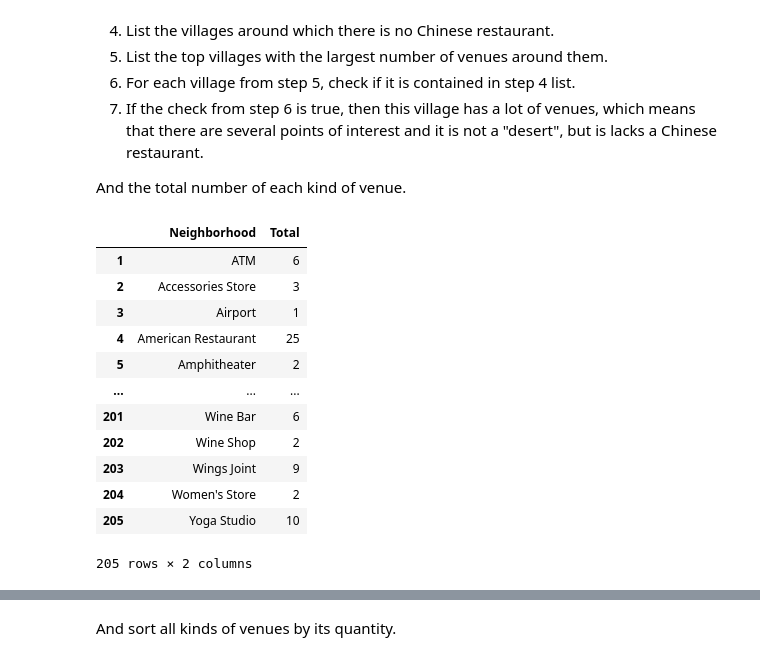
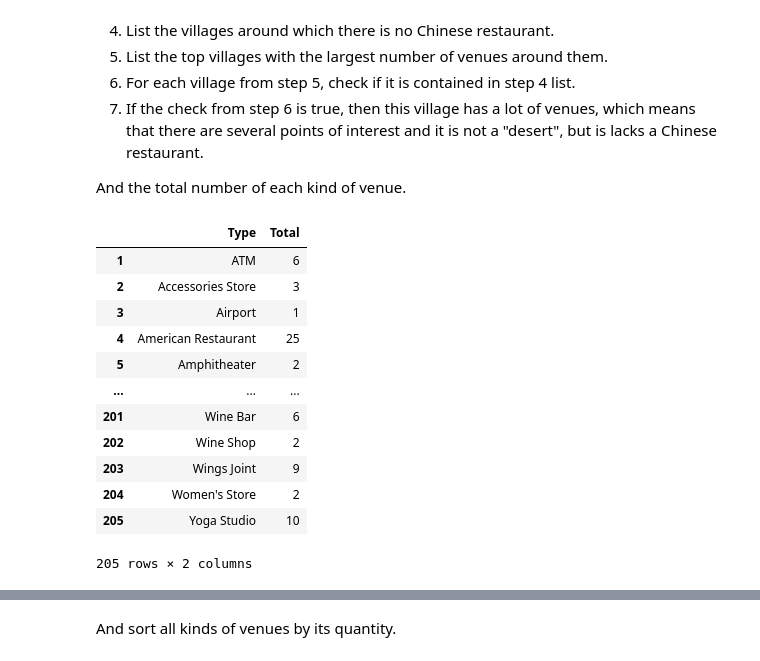
Before and after one commit to filipediniz/Coursera_Capstone, a Jupyter notebook: Week4.ipynb, the cells around one changed output, grey strips where cells are left out. Saved outputs shown, nothing was run; the diff lists cells and outputs as text; code cells hidden in the pictures.

```diff
--- a/Week4.ipynb
+++ b/Week4.ipynb
@@ -471,11 +449,11 @@ At this point, all necessary data to solve this problem is already gathered. The
 And the total number of each kind of venue.
 # %%
 irvine_total = irvine_grouped.sum().reset_index()
-irvine_total.columns = ['Neighborhood', 'Total']
+irvine_total.columns = ['Type', 'Total']
 irvine_total.drop(axis=0, index = 0, inplace=True)
 irvine_total
 # %% [output]
-|  | Neighborhood | Total |
+|  | Type | Total |
 | 1 | ATM | 6 |
 | 2 | Accessories Store | 3 |
 | 3 | Airport | 1 |
```
Also changed, not shown: parts of 11 cells of this notebook.
